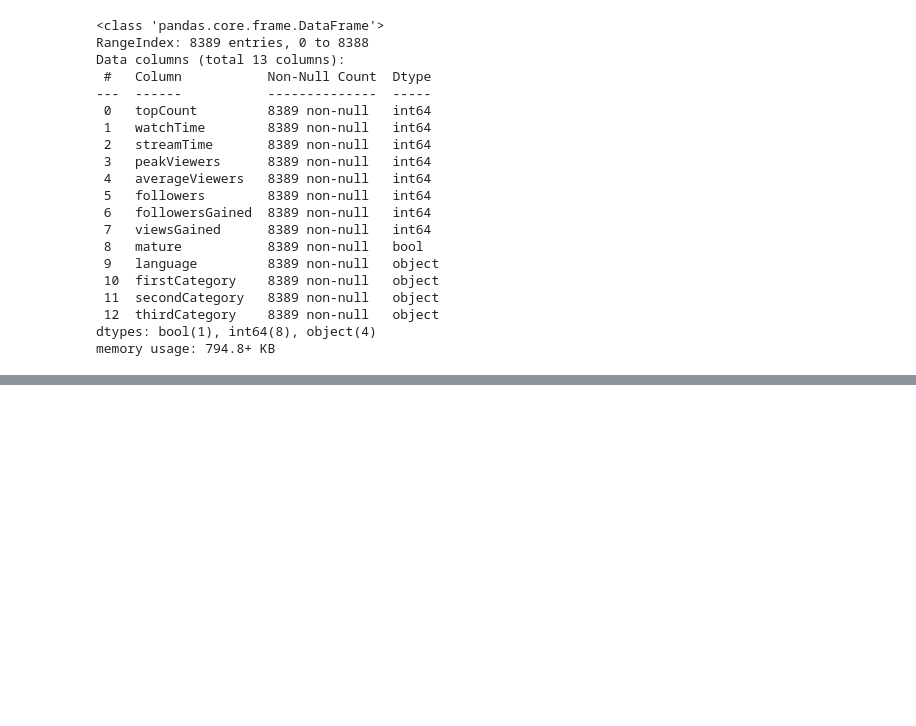
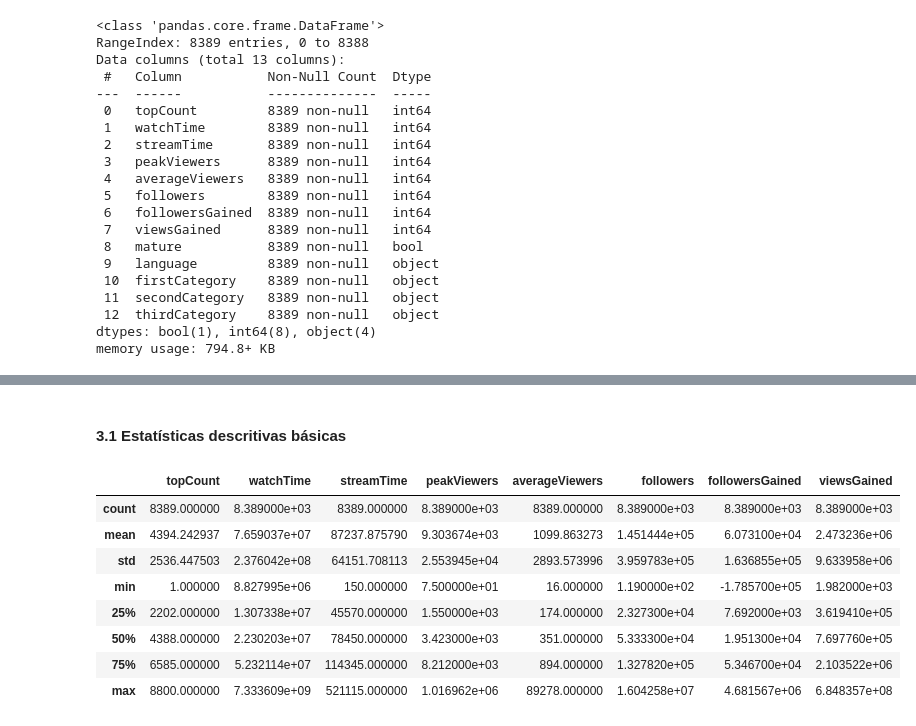
Before and after one commit to bruno-albino/exploratory-analysis-ifsp, a Jupyter notebook: Analise_exploratoria.ipynb, the cells around one changed output, grey strips where cells are left out. Saved outputs shown, nothing was run; the diff lists cells and outputs as text; code cells hidden in the pictures; blank space fills up the shorter version.

```diff
--- a/Analise_exploratoria.ipynb
+++ b/Analise_exploratoria.ipynb
@@ -346,0 +369,14 @@ df.to_csv('/content/drive/MyDrive/TwitchDataSetProcessado.csv', index=False)
+# %% [markdown]
+#### **3.1 Estatísticas descritivas básicas**
+# %%
+df.describe()
+# %% [output]
+|  | topCount | watchTime | streamTime | peakViewers | averageViewers | followers | followersGained | viewsGained |
+| count | 8389.000000 | 8.389000e+03 | 8389.000000 | 8.389000e+03 | 8389.000000 | 8.389000e+03 | 8.389000e+03 | 8.389000e+03 |
+| mean | 4394.242937 | 7.659037e+07 | 87237.875790 | 9.303674e+03 | 1099.863273 | 1.451444e+05 | 6.073100e+04 | 2.473236e+06 |
+| std | 2536.447503 | 2.376042e+08 | 64151.708113 | 2.553945e+04 | 2893.573996 | 3.959783e+05 | 1.636855e+05 | 9.633958e+06 |
+| min | 1.000000 | 8.827995e+06 | 150.000000 | 7.500000e+01 | 16.000000 | 1.190000e+02 | -1.785700e+05 | 1.982000e+03 |
+| 25% | 2202.000000 | 1.307338e+07 | 45570.000000 | 1.550000e+03 | 174.000000 | 2.327300e+04 | 7.692000e+03 | 3.619410e+05 |
+| 50% | 4388.000000 | 2.230203e+07 | 78450.000000 | 3.423000e+03 | 351.000000 | 5.333300e+04 | 1.951300e+04 | 7.697760e+05 |
+| 75% | 6585.000000 | 5.232114e+07 | 114345.000000 | 8.212000e+03 | 894.000000 | 1.327820e+05 | 5.346700e+04 | 2.103522e+06 |
+| max | 8800.000000 | 7.333609e+09 | 521115.000000 | 1.016962e+06 | 89278.000000 | 1.604258e+07 | 4.681567e+06 | 6.848357e+08 |
```
Also changed, not shown: parts of 8 cells of this notebook.
